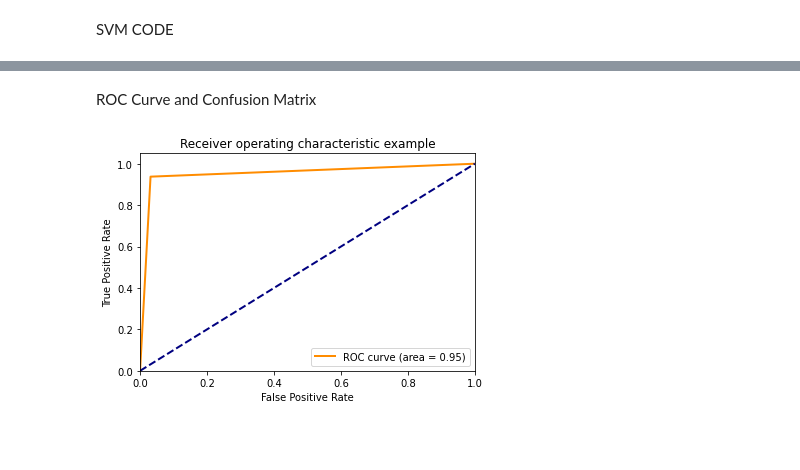
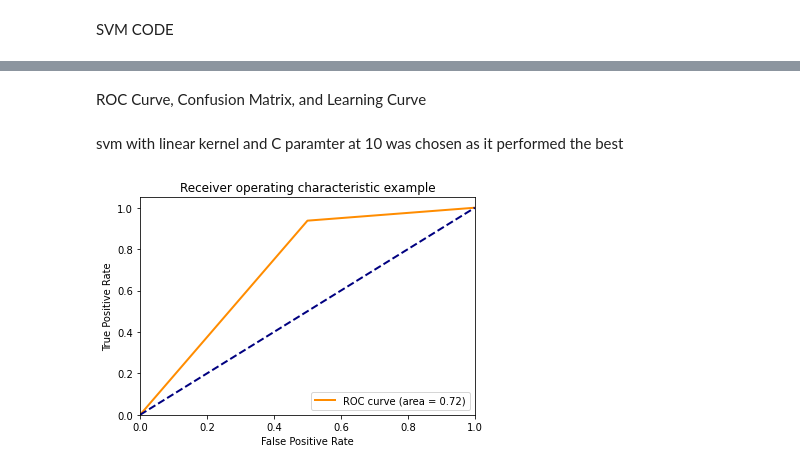
Before and after one commit to ktian9/svm-cs490, a Jupyter notebook: svm_notebook_v2.ipynb, the cells around one changed output, grey strips where cells are left out. Saved outputs shown, nothing was run; the diff lists cells and outputs as text; code cells hidden in the pictures; blank space fills up the shorter version.

Commit message:
fixed duplicate data issue

```diff
--- a/svm_notebook_v2.ipynb
+++ b/svm_notebook_v2.ipynb
@@ -151,5 +125,5 @@ converted_season.head()
 # %%
-converted_season["Winner"] = np.where(converted_season['W/L'] == 'W', converted_season['team'], converted_season['Opponent'])
+converted_season["Winner"] = np.where(converted_season['W/L'] == 'W', converted_season['team'], converted_season['opponent'])
 # changes the winner column to match up with the encoded winner
 
 converted_season.head()
@@ -223,8 +197,11 @@ TRAINING DATA will be set to entire 2016-18 seasons and testing data will be set
 
 training_set = converted_season.loc[converted_season["Year"] <= 2018] # training set
 testing_set = converted_season.loc[(converted_season["Year"] == 2019) & (converted_season["Type"] == "NCAA")] # testing set
+testing_set = testing_set.loc[(testing_set["Date"] == "2019-03-21") | (testing_set["Date"] == "2019-03-22")]
 
-testing_set = testing_set.loc[(testing_set["New Date"] == "21-Mar-19") | (testing_set["New Date"] == "22-Mar-19")]
 
-testing_set
+
+print(len(testing_set))
+
+testing_set.head()
 # %% [output]
@@ -244,6 +215,10 @@ testing_set
 # %%
-training_set = training_set.drop(["Year", "Type", "New Date"], axis=1) #drop year and type as they are not used for predictions only for data selection
-testing_set = testing_set.drop(["Year", "Type", "New Date"], axis=1)
+training_set = training_set.drop(["Year", "Type", "Date"], axis=1) #drop year and type as they are not used for predictions only for data selection
+testing_set = testing_set.drop(["Year", "Type", "Date"], axis=1)
+
+X_both = training_set.append(testing_set, ignore_index=True)
+Y_both = X_both["team_game_win"]
+X_both = X_both.drop(["team_game_win"], axis=1)
 
 X_train=training_set.drop(["team_game_win"],axis=1).values
 X_test = testing_set.drop(["team_game_win"],axis=1).values
@@ -295,6 +272,7 @@ for C in CS:
     svm_clf=SVC(C= C, gamma="auto", kernel="linear")
     svm_clf.fit(X_train,Y_train)
     Y_pred=svm_clf.predict(X_test)
+    linear_ypred = Y_pred
     print("Precision: ", precision_score(Y_test, Y_pred), " | Recall: ", recall_score(Y_test, Y_pred), " | Accuracy: ", accuracy_score(Y_test, Y_pred), " | F1 Score: ", f1_score(Y_test, Y_pred))
 # %% [output]
 ----------
@@ -395,25 +381,27 @@ check[(check['actual'] != check['pred'])]
 # %% [markdown]
-ROC Curve and Confusion Matrix
+ROC Curve, Confusion Matrix, and Learning Curve
+# %% [markdown]
+svm with linear kernel and C paramter at 10 was chosen as it performed the best
 # %%
 from sklearn.metrics import roc_curve, auc
 
-fpr, tpr, thresholds = roc_curve(Y_test - 1, rbf_ypred - 1)
+fpr, tpr, thresholds = roc_curve(Y_test - 1, linear_ypred - 1)
 
 # Compute the AUC (area under the curve)
 roc_auc = auc(fpr, tpr)
 
 # Plot the ROC curve
 plt.plot(fpr, tpr, color='darkorange', lw=2, label='ROC curve (area = %0.2f)' % roc_auc)
 plt.plot([0, 1], [0, 1], color='navy', lw=2, linestyle='--')
 plt.xlim([0.0, 1.0])
 plt.ylim([0.0, 1.05])
 plt.xlabel('False Positive Rate')
 plt.ylabel('True Positive Rate')
 plt.title('Receiver operating characteristic example')
 plt.legend(loc="lower right")
 plt.show()
 # %% [output]
-[figure, old version]
+[figure, new version]
 # %%
 from sklearn.metrics import confusion_matrix
 from sklearn import metrics
```
Also changed, not shown: parts of 24 cells of this notebook.
